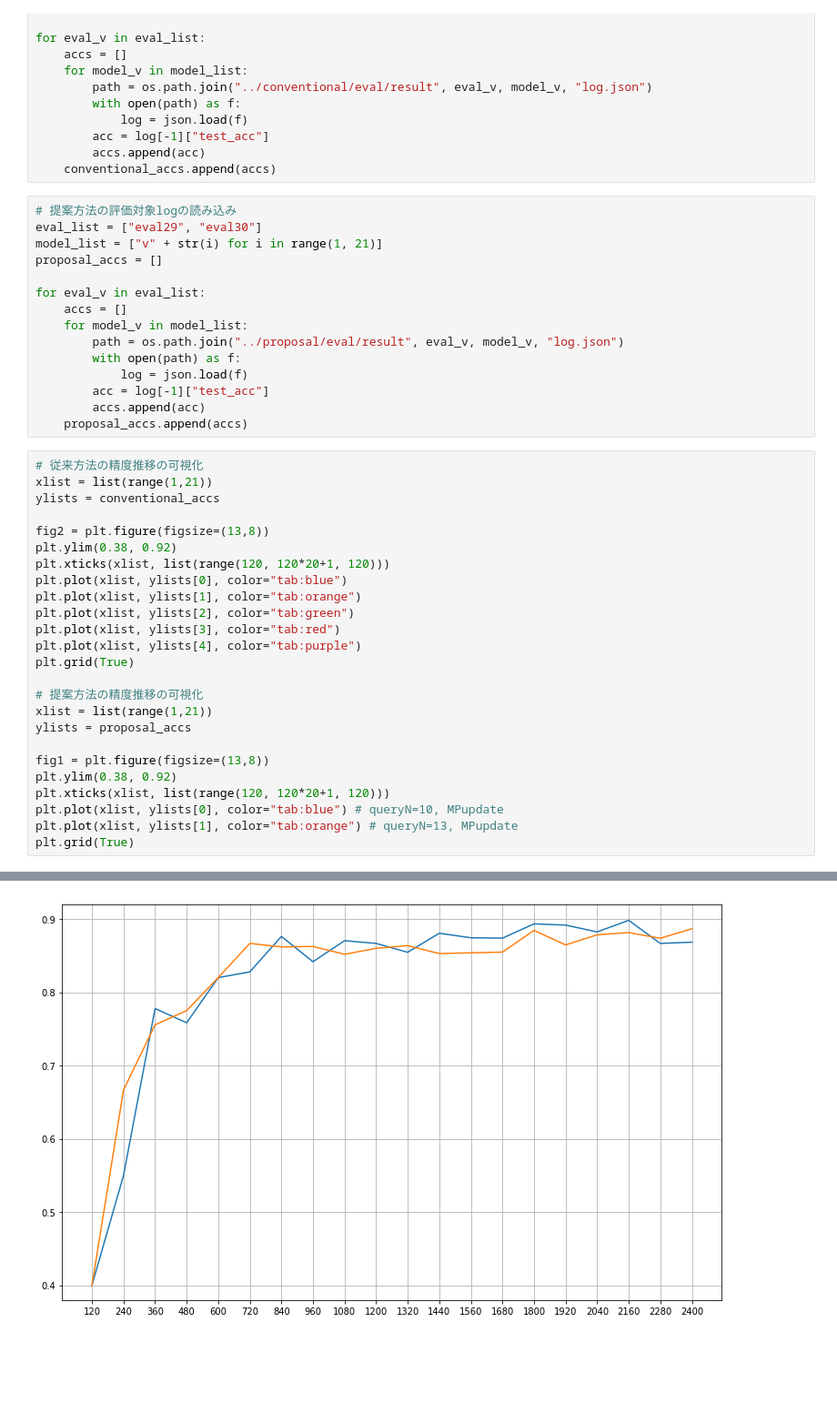
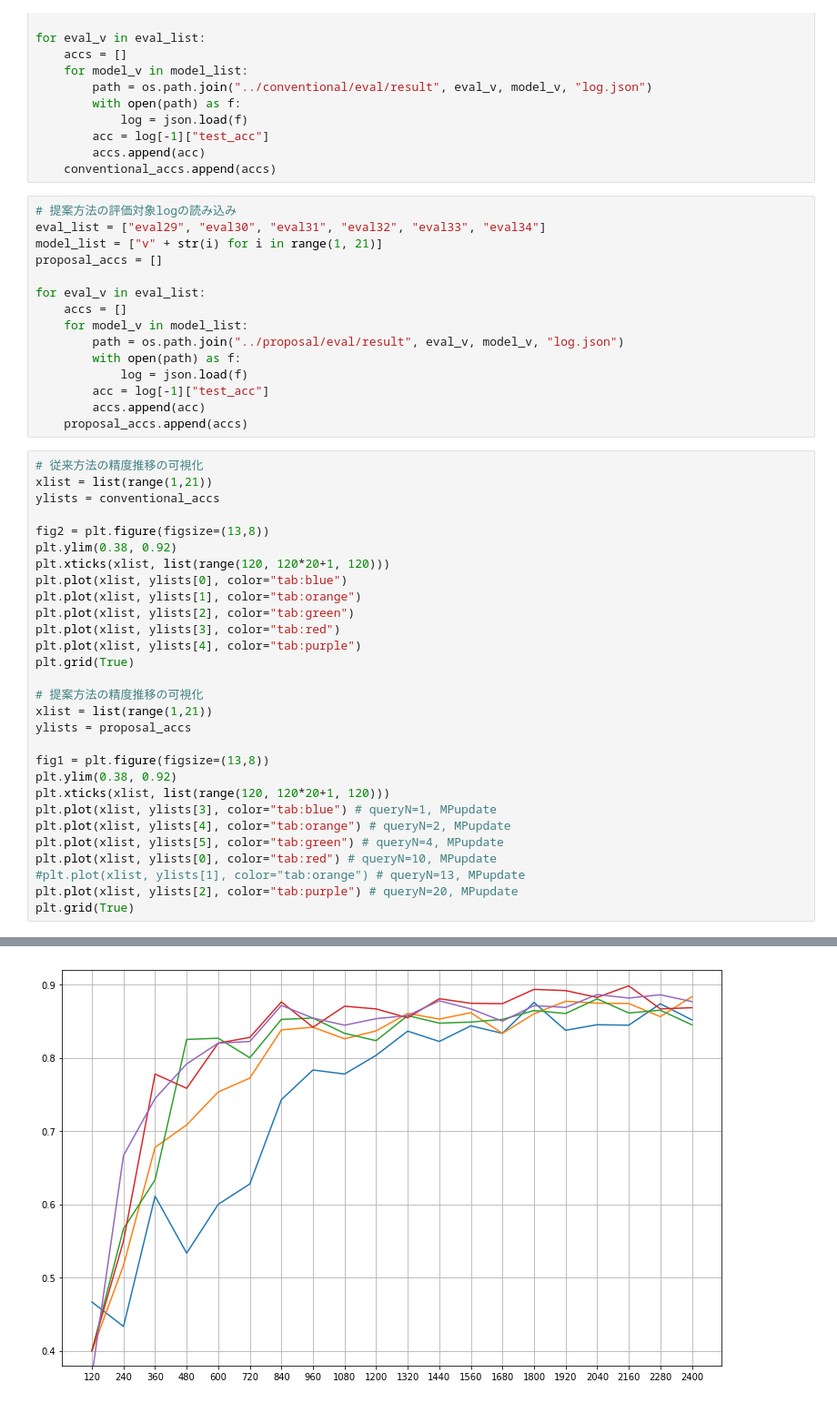
Before and after one commit to takitaki7474/m2-research-prototype, a Jupyter notebook: notebook/eval/eval6.ipynb, the cells around one changed output, grey strips where cells are left out. Shown at 91% size. Cells and saved outputs as stored; diff of their text form; blank space fills up the shorter version.

```diff
--- a/notebook/eval/eval6.ipynb
+++ b/notebook/eval/eval6.ipynb
@@ -19,7 +29,7 @@ for eval_v in eval_list:
     conventional_accs.append(accs)
 # %%
 # 提案方法の評価対象logの読み込み
-eval_list = ["eval29", "eval30"]
+eval_list = ["eval29", "eval30", "eval31", "eval32", "eval33", "eval34"]
 model_list = ["v" + str(i) for i in range(1, 21)]
 proposal_accs = []
 
@@ -35,28 +45,32 @@ for eval_v in eval_list:
 # %%
 # 従来方法の精度推移の可視化
 xlist = list(range(1,21))
 ylists = conventional_accs
 
 fig2 = plt.figure(figsize=(13,8))
 plt.ylim(0.38, 0.92)
 plt.xticks(xlist, list(range(120, 120*20+1, 120)))
 plt.plot(xlist, ylists[0], color="tab:blue")
 plt.plot(xlist, ylists[1], color="tab:orange")
 plt.plot(xlist, ylists[2], color="tab:green")
 plt.plot(xlist, ylists[3], color="tab:red")
 plt.plot(xlist, ylists[4], color="tab:purple")
 plt.grid(True)
 
 # 提案方法の精度推移の可視化
 xlist = list(range(1,21))
 ylists = proposal_accs
 
 fig1 = plt.figure(figsize=(13,8))
 plt.ylim(0.38, 0.92)
 plt.xticks(xlist, list(range(120, 120*20+1, 120)))
-plt.plot(xlist, ylists[0], color="tab:blue") # queryN=10, MPupdate
-plt.plot(xlist, ylists[1], color="tab:orange") # queryN=13, MPupdate
+plt.plot(xlist, ylists[3], color="tab:blue") # queryN=1, MPupdate
+plt.plot(xlist, ylists[4], color="tab:orange") # queryN=2, MPupdate
+plt.plot(xlist, ylists[5], color="tab:green") # queryN=4, MPupdate
+plt.plot(xlist, ylists[0], color="tab:red") # queryN=10, MPupdate
+#plt.plot(xlist, ylists[1], color="tab:orange") # queryN=13, MPupdate
+plt.plot(xlist, ylists[2], color="tab:purple") # queryN=20, MPupdate
 plt.grid(True)
 # %% [output]
 [figure]
-[figure, old version]
+[figure, new version]
```
Also changed, not shown: parts of 9 cells of this notebook.
